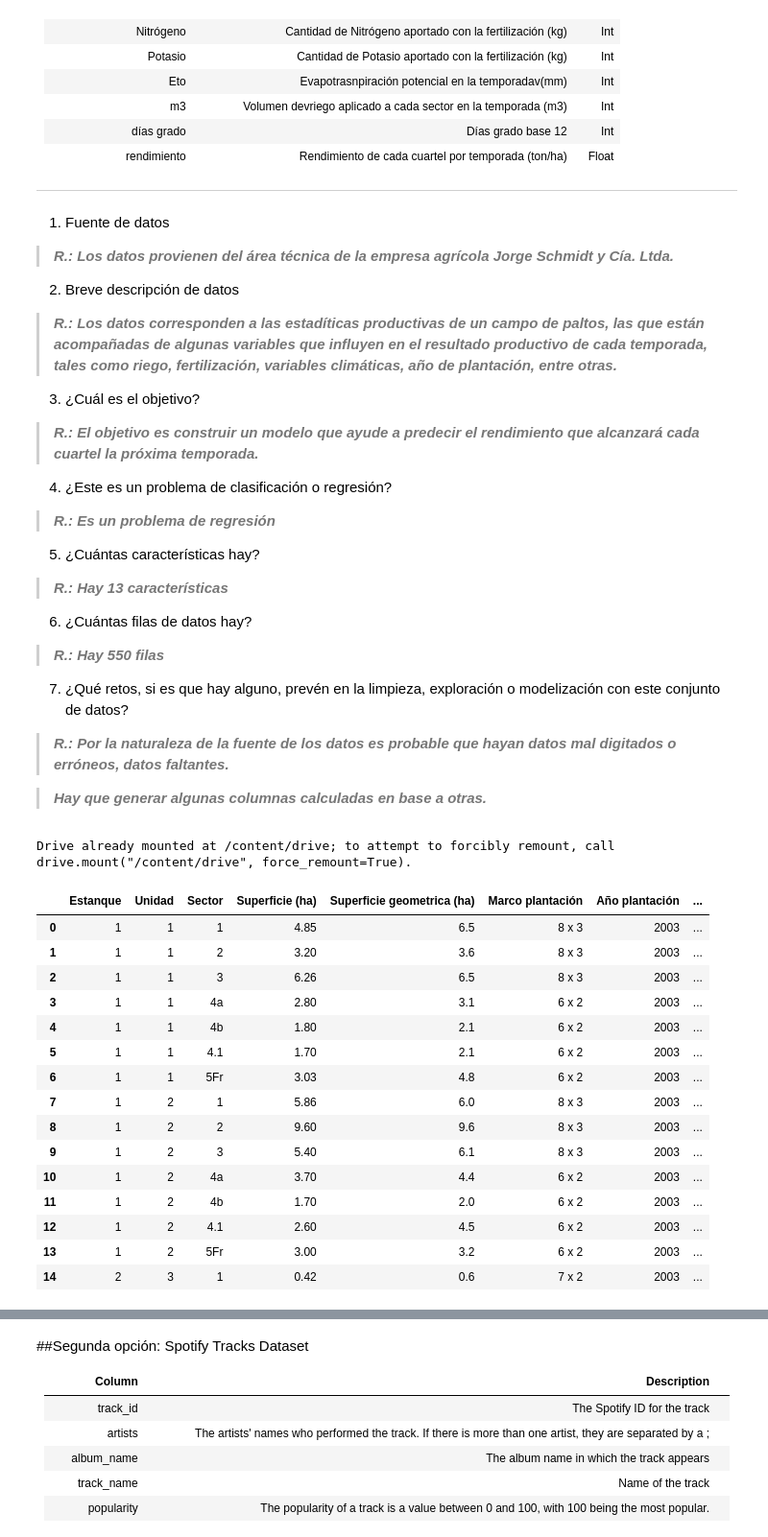
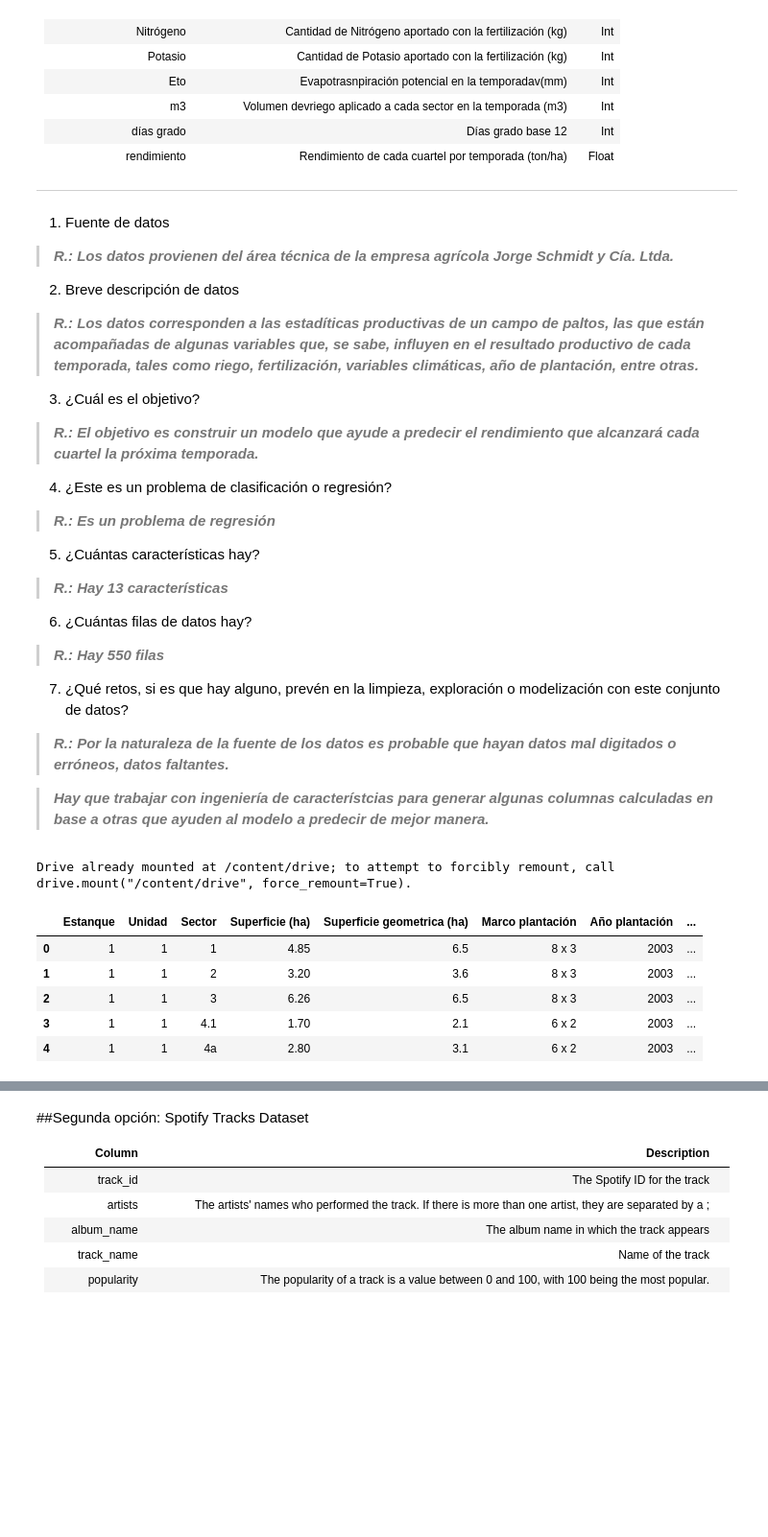
Before and after one commit to javierexe/estimacion-de-cosecha, a Jupyter notebook: Proyecto_2.ipynb, the cells around one changed output, grey strips where cells are left out. Shown at 96% size. Saved outputs shown, nothing was run; the diff lists cells and outputs as text; code cells hidden in the pictures; blank space fills up the shorter version.

```diff
--- a/Proyecto_2.ipynb
+++ b/Proyecto_2.ipynb
@@ -35,7 +35,7 @@
 
 2) Breve descripción de datos
 
-  > ***R.: Los datos corresponden a las estadíticas productivas de un campo de  paltos, las que están acompañadas de algunas variables que influyen en el resultado productivo de cada temporada, tales como riego, fertilización, variables climáticas, año de plantación, entre otras.***
+  > ***R.: Los datos corresponden a las estadíticas productivas de un campo de  paltos, las que están acompañadas de algunas variables que, se sabe, influyen en el resultado productivo de cada temporada, tales como riego, fertilización, variables climáticas, año de plantación, entre otras.***
 
 3) ¿Cuál es el objetivo?
 
@@ -57,7 +57,7 @@
 
 >  ***R.: Por la naturaleza de la fuente de los datos es probable que hayan datos mal digitados o erróneos, datos faltantes.***
 
-> ***Hay que generar algunas columnas calculadas en base a otras.***
+> ***Hay que trabajar con ingeniería de característcias para generar algunas columnas calculadas en base a otras que ayuden al modelo a predecir de mejor manera.***
 # %%
 from google.colab import drive
 drive.mount('/content/drive')
@@ -65,25 +65,15 @@ drive.mount('/content/drive')
 Drive already mounted at /content/drive; to attempt to forcibly remount, call drive.mount("/content/drive", force_remount=True).
 # %%
 import pandas as pd
-df = pd.read_excel('/content/drive/MyDrive/Coding DOJO/files/datos Llayquen.xlsx')
-df.head(15)
+df = pd.read_excel('/content/drive/MyDrive/Coding DOJO/files/datos Llayquen.xlsx', sheet_name='Datos')
+df.head()
 # %% [output]
 |  | Estanque | Unidad | Sector | Superficie (ha) | Superficie geometrica (ha) | Marco plantación | Año plantación | ... |
 | 0 | 1 | 1 | 1 | 4.85 | 6.5 | 8 x 3 | 2003 | ... |
 | 1 | 1 | 1 | 2 | 3.20 | 3.6 | 8 x 3 | 2003 | ... |
 | 2 | 1 | 1 | 3 | 6.26 | 6.5 | 8 x 3 | 2003 | ... |
-| 3 | 1 | 1 | 4a | 2.80 | 3.1 | 6 x 2 | 2003 | ... |
-| 4 | 1 | 1 | 4b | 1.80 | 2.1 | 6 x 2 | 2003 | ... |
-| 5 | 1 | 1 | 4.1 | 1.70 | 2.1 | 6 x 2 | 2003 | ... |
-| 6 | 1 | 1 | 5Fr | 3.03 | 4.8 | 6 x 2 | 2003 | ... |
-| 7 | 1 | 2 | 1 | 5.86 | 6.0 | 8 x 3 | 2003 | ... |
-| 8 | 1 | 2 | 2 | 9.60 | 9.6 | 8 x 3 | 2003 | ... |
-| 9 | 1 | 2 | 3 | 5.40 | 6.1 | 8 x 3 | 2003 | ... |
-| 10 | 1 | 2 | 4a | 3.70 | 4.4 | 6 x 2 | 2003 | ... |
-| 11 | 1 | 2 | 4b | 1.70 | 2.0 | 6 x 2 | 2003 | ... |
-| 12 | 1 | 2 | 4.1 | 2.60 | 4.5 | 6 x 2 | 2003 | ... |
-| 13 | 1 | 2 | 5Fr | 3.00 | 3.2 | 6 x 2 | 2003 | ... |
-| 14 | 2 | 3 | 1 | 0.42 | 0.6 | 7 x 2 | 2003 | ... |
+| 3 | 1 | 1 | 4.1 | 1.70 | 2.1 | 6 x 2 | 2003 | ... |
+| 4 | 1 | 1 | 4a | 2.80 | 3.1 | 6 x 2 | 2003 | ... |
 # %%
 df.shape
 # %% [output]
```
Also changed, not shown: parts of 107 cells of this notebook.
